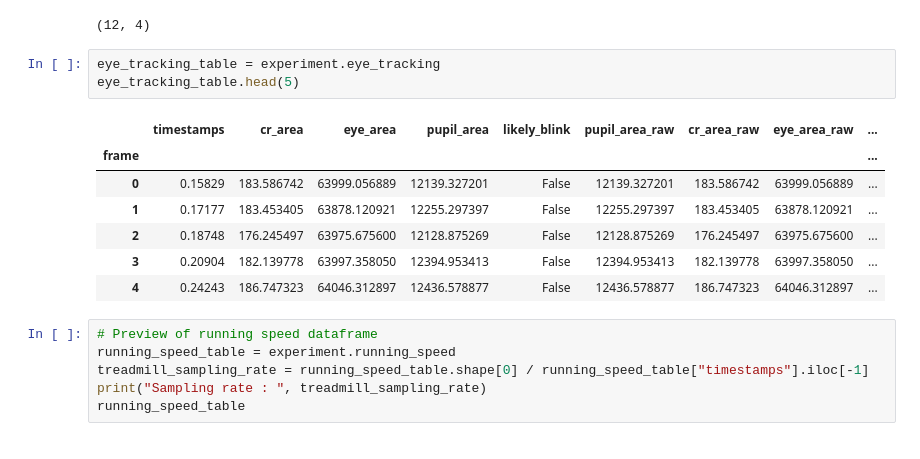
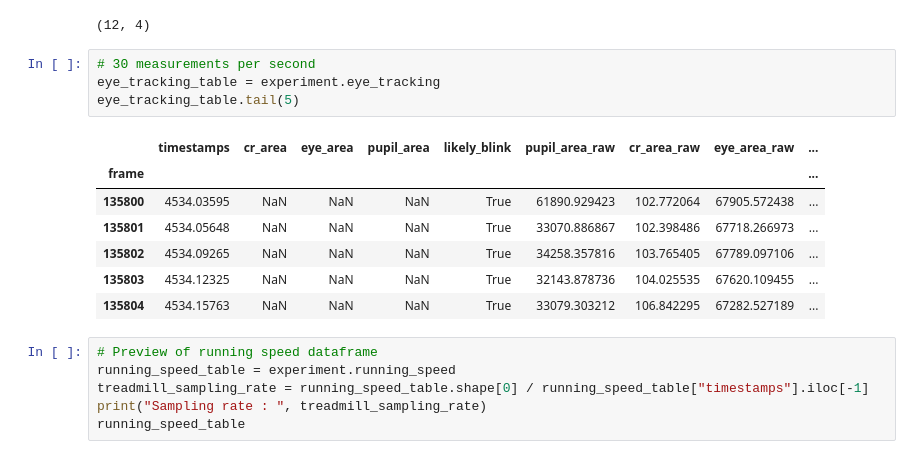
Before and after one commit to schewskone/allen-exporter, a Jupyter notebook: allensdk_export/example_experiment_export.ipynb, the cells around one changed output. Cells and saved outputs as stored; diff of their text form.

```diff
--- a/allensdk_export/example_experiment_export.ipynb
+++ b/allensdk_export/example_experiment_export.ipynb
@@ -137,16 +137,17 @@ event_values.shape
 # %% [output]
 (12, 4)
 # %%
+# 30 measurements per second
 eye_tracking_table = experiment.eye_tracking
-eye_tracking_table.head(5)
+eye_tracking_table.tail(5)
 # %% [output]
 |  | timestamps | cr_area | eye_area | pupil_area | likely_blink | pupil_area_raw | cr_area_raw | eye_area_raw | ... |
 | frame |  |  |  |  |  |  |  |  | ... |
-| 0 | 0.15829 | 183.586742 | 63999.056889 | 12139.327201 | False | 12139.327201 | 183.586742 | 63999.056889 | ... |
-| 1 | 0.17177 | 183.453405 | 63878.120921 | 12255.297397 | False | 12255.297397 | 183.453405 | 63878.120921 | ... |
-| 2 | 0.18748 | 176.245497 | 63975.675600 | 12128.875269 | False | 12128.875269 | 176.245497 | 63975.675600 | ... |
-| 3 | 0.20904 | 182.139778 | 63997.358050 | 12394.953413 | False | 12394.953413 | 182.139778 | 63997.358050 | ... |
-| 4 | 0.24243 | 186.747323 | 64046.312897 | 12436.578877 | False | 12436.578877 | 186.747323 | 64046.312897 | ... |
+| 135800 | 4534.03595 | NaN | NaN | NaN | True | 61890.929423 | 102.772064 | 67905.572438 | ... |
+| 135801 | 4534.05648 | NaN | NaN | NaN | True | 33070.886867 | 102.398486 | 67718.266973 | ... |
+| 135802 | 4534.09265 | NaN | NaN | NaN | True | 34258.357816 | 103.765405 | 67789.097106 | ... |
+| 135803 | 4534.12325 | NaN | NaN | NaN | True | 32143.878736 | 104.025535 | 67620.109455 | ... |
+| 135804 | 4534.15763 | NaN | NaN | NaN | True | 33079.303212 | 106.842295 | 67282.527189 | ... |
 # %%
 # Preview of running speed dataframe
 running_speed_table = experiment.running_speed
```
Also changed, not shown: 1 other file.
